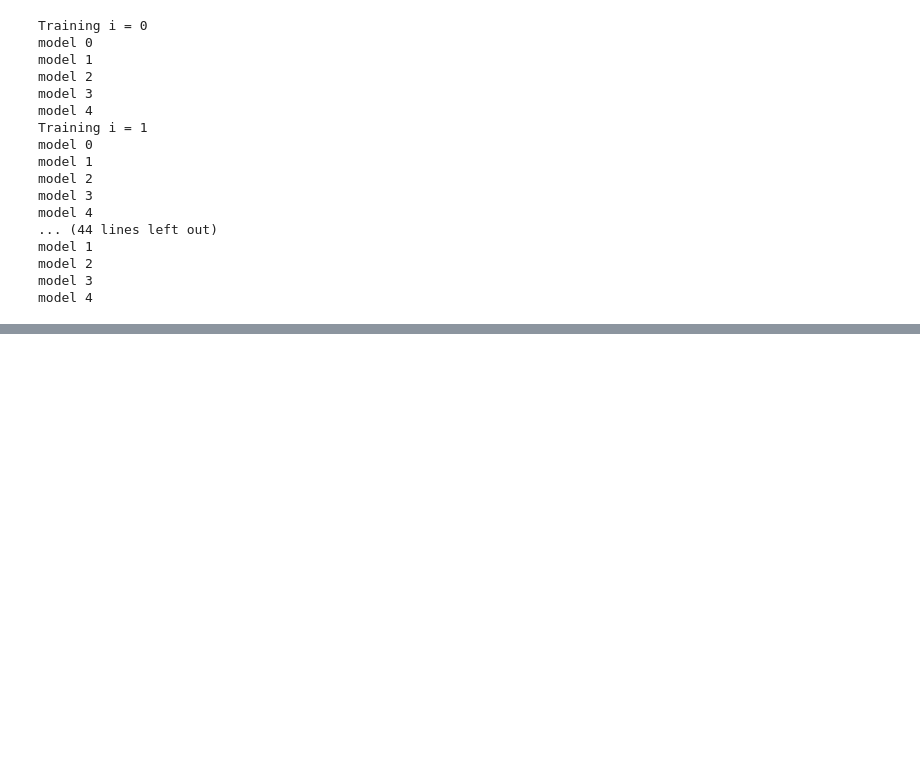
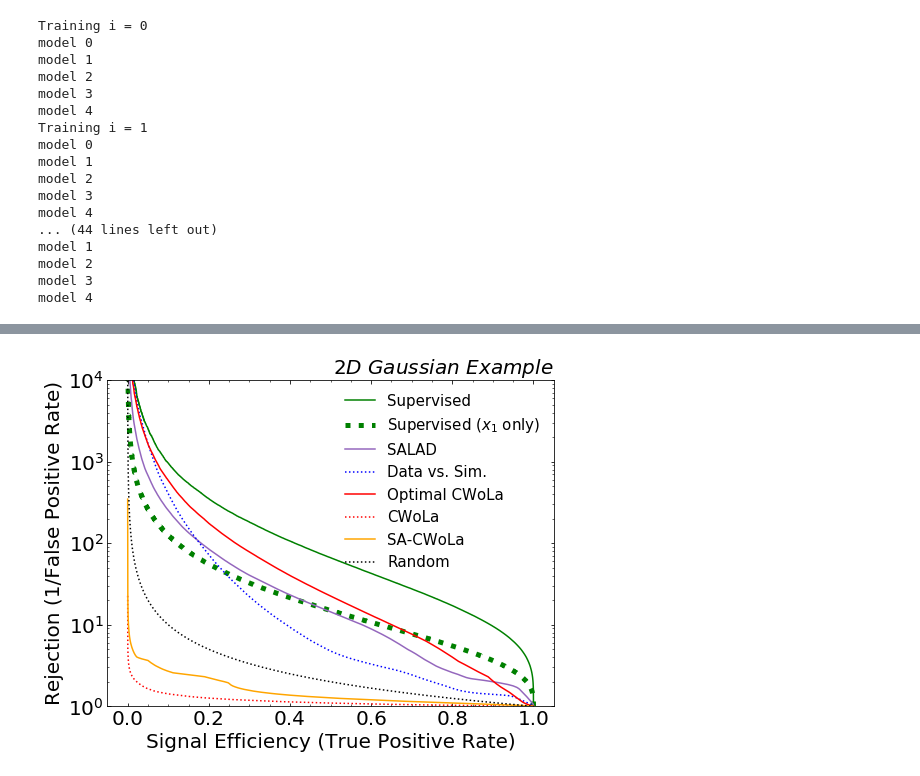
Before and after one commit to bnachman/DCTRHunting, a Jupyter notebook: CWoLaSimulationAssistedDecorrelation_Toy.ipynb, the cells around one changed output, grey strips where cells are left out. Saved outputs shown, nothing was run; the diff lists cells and outputs as text; code cells hidden in the pictures; blank space fills up the shorter version.

Commit message:
add SALAD to toy

```diff
--- a/CWoLaSimulationAssistedDecorrelation_Toy.ipynb
+++ b/CWoLaSimulationAssistedDecorrelation_Toy.ipynb
@@ -545,6 +637,22 @@ ocwola_max = np.nanmax(fpr_interp, axis=0)
 ocwola_min = np.nanmin(fpr_interp, axis=0)
 ocwola_med = np.median(fpr_interp, axis=0)
 
+# SALAD
+fpr_interp = [None] * len(SALAD_rocs)
+
+for i, row in SALAD_rocs.iterrows():
+    fpr, tpr = row
+    interp = interpolate.interp1d(tpr, fpr, fill_value=float('nan'), bounds_error=False, assume_sorted=True)
+
+    fpr_pts = interp(tpr_pts)
+    fpr_interp[i] = fpr_pts
+
+fpr_interp = 1./np.array(fpr_interp)
+
+SALAD_max = np.nanmax(fpr_interp, axis=0)
+SALAD_min = np.nanmin(fpr_interp, axis=0)
+SALAD_med = np.median(fpr_interp, axis=0)
+
 # CWoLa
 fpr_interp = [None] * len(cwola_rocs)
 
@@ -583,33 +691,36 @@ fig = plt.figure(figsize=(8, 6))
 gs = gridspec.GridSpec(1, 1, height_ratios=[1])
 ax0 = plt.subplot(gs[0])
 ax0.yaxis.set_ticks_position('both')
 ax0.xaxis.set_ticks_position('both')
 ax0.tick_params(direction="in",which="both")
 ax0.minorticks_on()
 plt.xticks(fontsize=20)
 plt.yticks(fontsize=20)
 
 plt.yscale("log")
 plt.ylim([1,1e4])
 
 plt.plot(tpr_sup,1./fpr_sup,label="Supervised",color='green')
 plt.plot(tpr_sup1d,1./fpr_sup1d,label="Supervised ($x_1$ only)",color='green',ls=":",linewidth=5)
 
+plt.plot(tpr_pts, SALAD_med, label="SALAD",color="tab:purple")
 plt.plot(tpr_pts, dvsim_med, label="Data vs. Sim.",color="blue",ls=":")
 plt.plot(tpr_pts, ocwola_med,label="Optimal CWoLa",color="red")
 plt.plot(tpr_pts, cwola_med,label="CWoLa",color="red",ls=":")
 plt.plot(tpr_pts, sacwola_med,label="SA-CWoLa",color="orange")
 
 plt.plot(tpr_sup,1./tpr_sup,color="black",ls=":",label="Random")
 
 plt.xlabel(r'Signal Efficiency (True Positive Rate)',fontsize=20)
 plt.ylabel(r"Rejection (1/False Positive Rate)",fontsize=20)
 plt.legend(frameon=False,fontsize=15,loc="upper right")
 
 plt.title("$2D$ $Gaussian$ $Example$",fontsize=20,loc="right")
 
 plt.savefig('plots/imperfect_sim_averaged_5/toy_lambda_50.png', bbox_inches='tight', padinches=0)
 plt.savefig('plots/imperfect_sim_averaged_5/toy_lambda_50.pdf', bbox_inches='tight', padinches=0)
+# %% [output]
+[figure, added]
 # %%
 # Plot with banding
 
```
Also changed, not shown: parts of 11 cells of this notebook.
